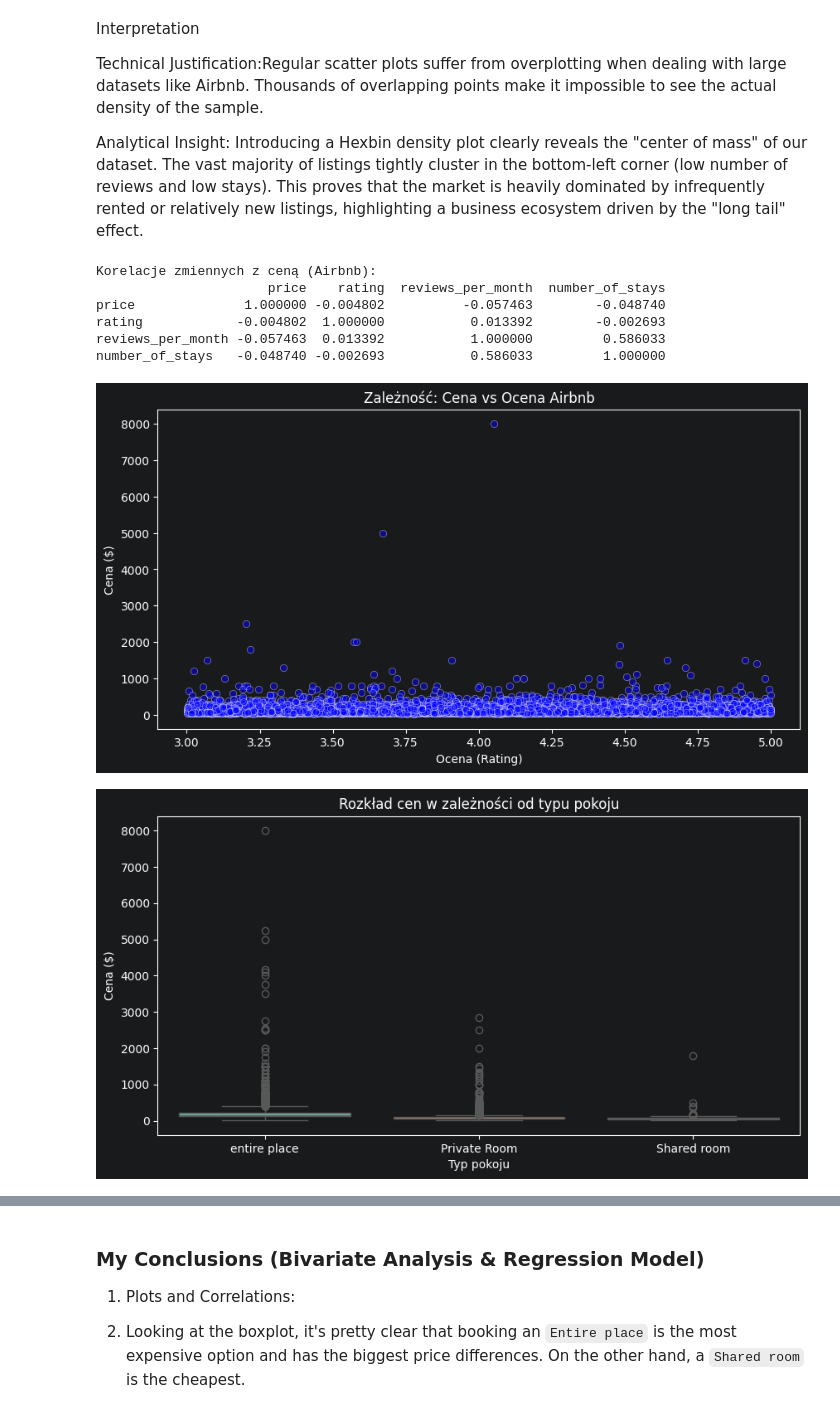
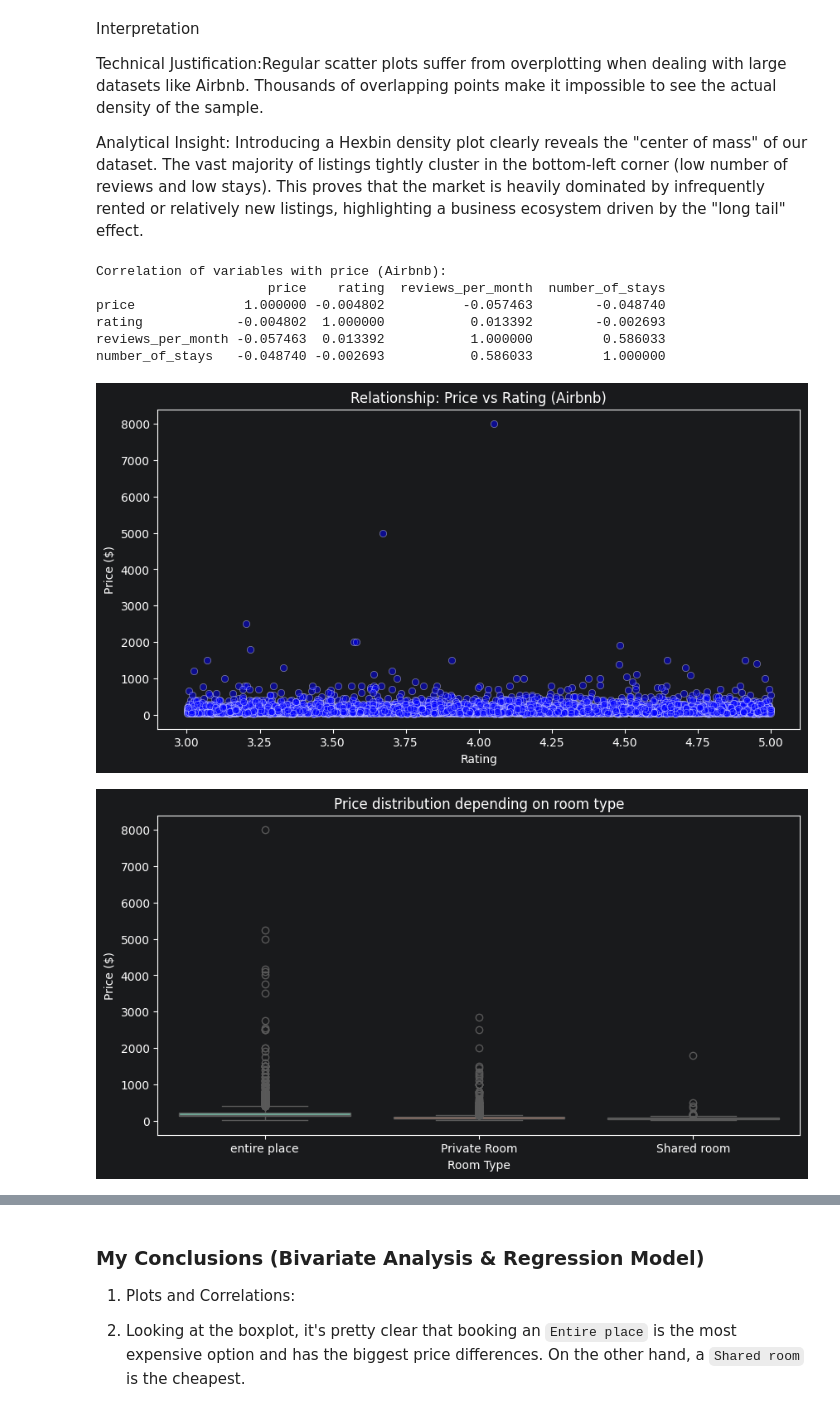
Before and after one commit to dulska-ola/Descriptive_stats_lab3, a Jupyter notebook: Cleaning_Data_in_Python_live_session.ipynb, the cells around one changed output, grey strips where cells are left out. Cells and saved outputs as stored; diff of their text form; code cells hidden in the pictures.

```diff
--- a/Cleaning_Data_in_Python_live_session.ipynb
+++ b/Cleaning_Data_in_Python_live_session.ipynb
@@ -1201,36 +1203,36 @@ Analytical Insight: Introducing a Hexbin density plot clearly reveals the "cente
 # %%
 import seaborn as sns
 import matplotlib.pyplot as plt
 
-# 1. Obliczenie korelacji między ceną, oceną a liczbą recenzji
-print("Korelacje zmiennych z ceną (Airbnb):")
+# 1. Calculate correlation between price, rating, and number of reviews
+print("Correlation of variables with price (Airbnb):")
 correlation = airbnb[['price', 'rating', 'reviews_per_month', 'number_of_stays']].corr()
 print(correlation)
 
-# 2. Wykres: Zależność między ceną a oceną (Scatterplot)
+# 2. Plot: Relationship between price and rating (Scatterplot)
 plt.figure(figsize=(10, 5))
 sns.scatterplot(x='rating', y='price', data=airbnb, alpha=0.5, color='blue')
-plt.title('Zależność: Cena vs Ocena Airbnb')
-plt.xlabel('Ocena (Rating)')
-plt.ylabel('Cena ($)')
+plt.title('Relationship: Price vs Rating (Airbnb)')
+plt.xlabel('Rating')
+plt.ylabel('Price ($)')
 plt.show()
 
-# 3. Wykres: Cena a rodzaj pokoju (Boxplot)
+# 3. Plot: Price vs room type (Boxplot)
 plt.figure(figsize=(10, 5))
 sns.boxplot(x='room_type', y='price', data=airbnb, palette='Set2', hue='room_type', legend=False)
-plt.title('Rozkład cen w zależności od typu pokoju')
-plt.xlabel('Typ pokoju')
-plt.ylabel('Cena ($)')
+plt.title('Price distribution depending on room type')
+plt.xlabel('Room Type')
+plt.ylabel('Price ($)')
 plt.show()
 # %% [output]
-Korelacje zmiennych z ceną (Airbnb):
+Correlation of variables with price (Airbnb):
                       price    rating  reviews_per_month  number_of_stays
 price              1.000000 -0.004802          -0.057463        -0.048740
 rating            -0.004802  1.000000           0.013392        -0.002693
 reviews_per_month -0.057463  0.013392           1.000000         0.586033
 number_of_stays   -0.048740 -0.002693           0.586033         1.000000
-[figure, old version]
+[figure, new version]
-[figure, old version]
+[figure, new version]
 # %%
 import statsmodels.api as sm
 
```
Also changed, not shown: parts of 2 cells of this notebook.
